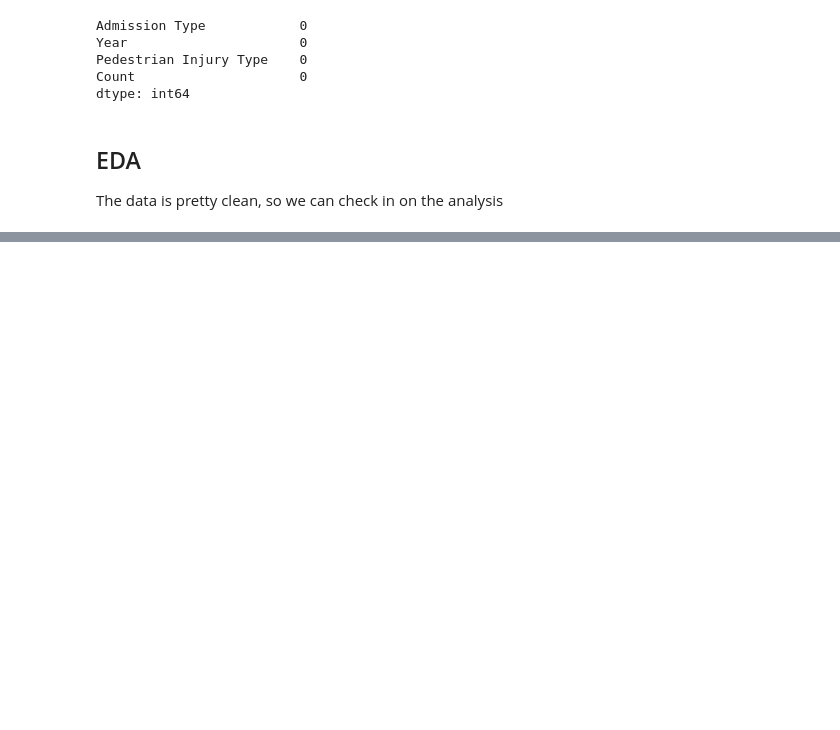
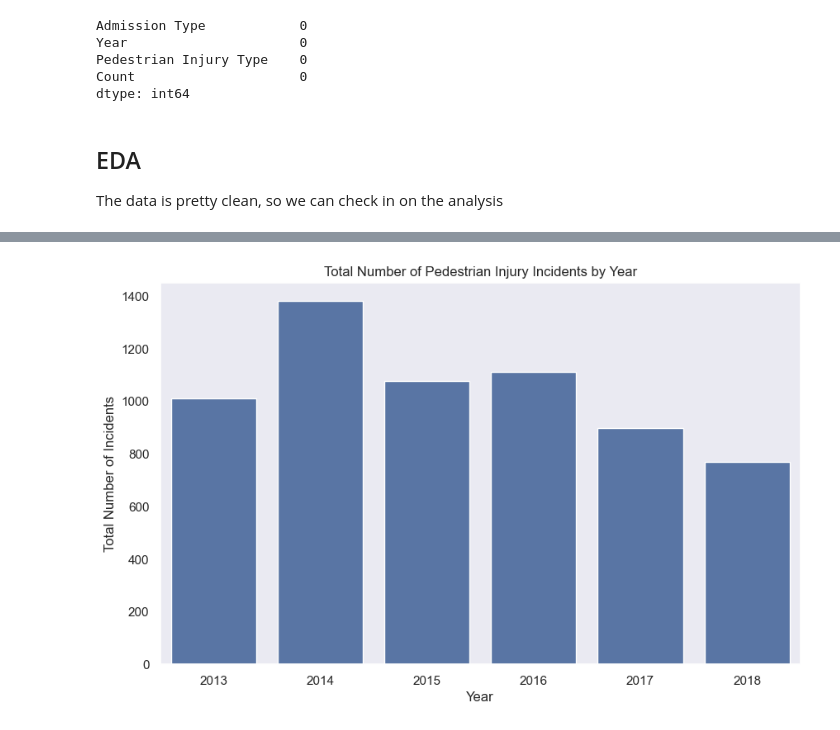
Before and after one commit to Essam-Khawaja/Pedestrian-Accidents-Calgary, a Jupyter notebook: data_analysis_injuries.ipynb, the cells around one changed output, grey strips where cells are left out. Saved outputs shown, nothing was run; the diff lists cells and outputs as text; code cells hidden in the pictures; blank space fills up the shorter version.

```diff
--- a/data_analysis_injuries.ipynb
+++ b/data_analysis_injuries.ipynb
@@ -10,7 +10,7 @@ import pandas as pd
 import matplotlib.pyplot as plt
 import seaborn as sns
 
-sns.set_theme(style="darkgrid")
+sns.set_theme(style="dark")
 # %%
 raw_data = pd.read_csv("./data/Pedestrian_Collision_Injuries.csv")
 # %%
@@ -95,3 +95,6 @@ dtype: int64
 # %% [markdown]
 ## EDA
 The data is pretty clean, so we can check in on the analysis
+# %%
+df = raw_data.copy()
+df.head()
@@ -97,0 +108,10 @@ The data is pretty clean, so we can check in on the analysis
+# %%
+yearly_totals = df.groupby('Year')['Count'].sum().reset_index()
+plt.figure(figsize=(10, 6))
+sns.barplot(data=yearly_totals, x='Year', y='Count', order=sorted(yearly_totals['Year'].unique()))
+plt.title('Total Number of Pedestrian Injury Incidents by Year')
+plt.xlabel('Year')
+plt.ylabel('Total Number of Incidents')
+plt.show()
+# %% [output]
+[figure, added]
```
Also changed, not shown: parts of 3 cells of this notebook.
